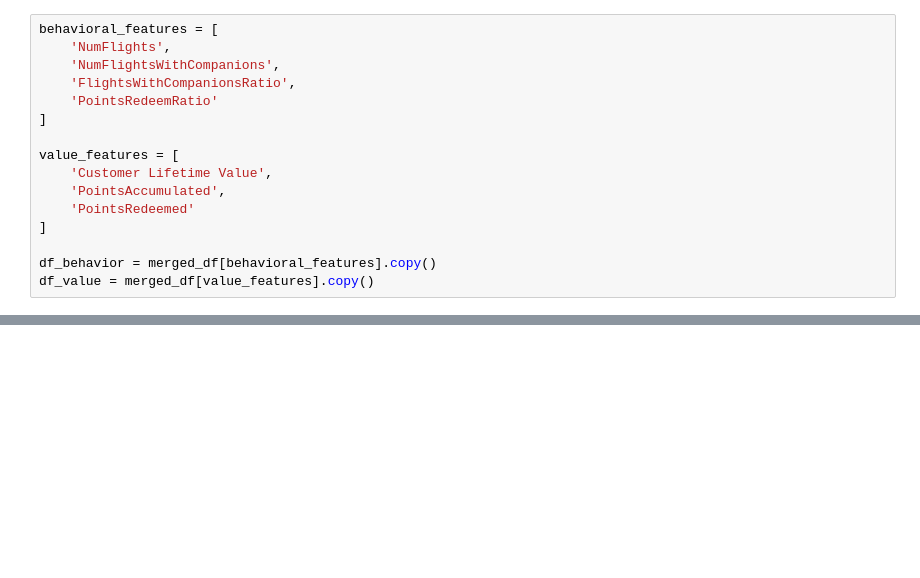
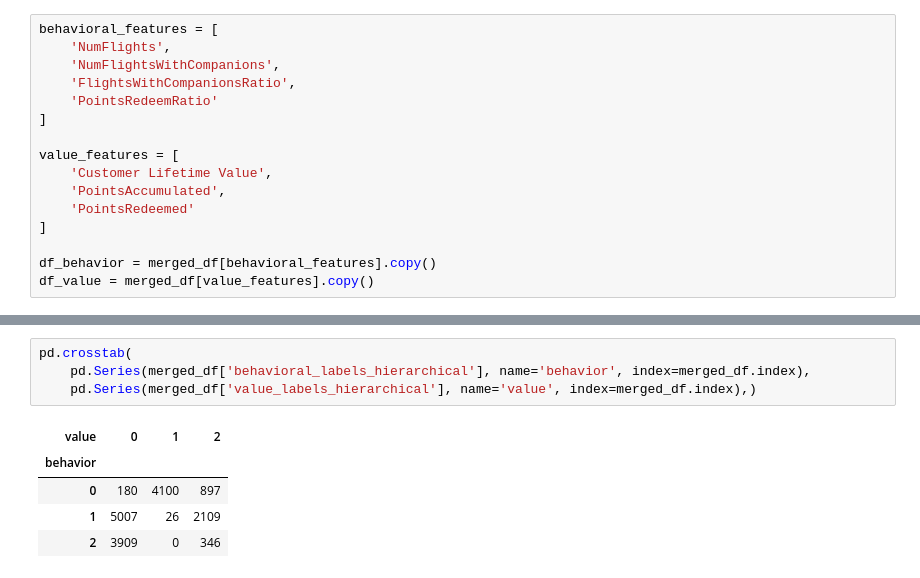
Before and after one commit to Filipesteves974/Data-Mining, a Jupyter notebook: clustering_merged copy.ipynb, the cells around one changed output, grey strips where cells are left out. Cells and saved outputs as stored; diff of their text form; blank space fills up the shorter version.

```diff
--- a/clustering_merged copy.ipynb
+++ b/clustering_merged copy.ipynb
@@ -703,0 +731,10 @@ pd.crosstab(
+# %%
+pd.crosstab(
+    pd.Series(merged_df['behavioral_labels_hierarchical'], name='behavior', index=merged_df.index),
+    pd.Series(merged_df['value_labels_hierarchical'], name='value', index=merged_df.index),)
+# %% [output]
+| value | 0 | 1 | 2 |
+| behavior |  |  |  |
+| 0 | 180 | 4100 | 897 |
+| 1 | 5007 | 26 | 2109 |
+| 2 | 3909 | 0 | 346 |
```
Also changed, not shown: parts of 6 cells of this notebook.
